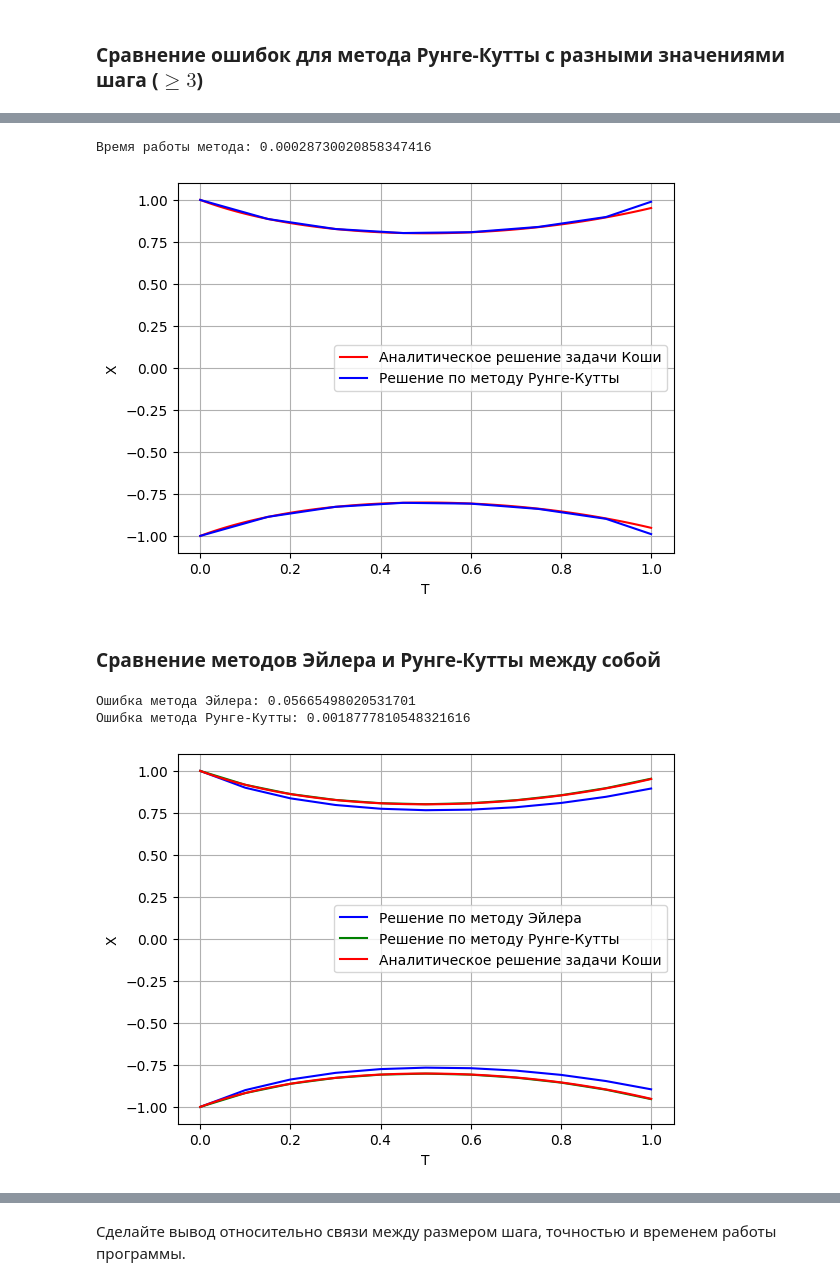
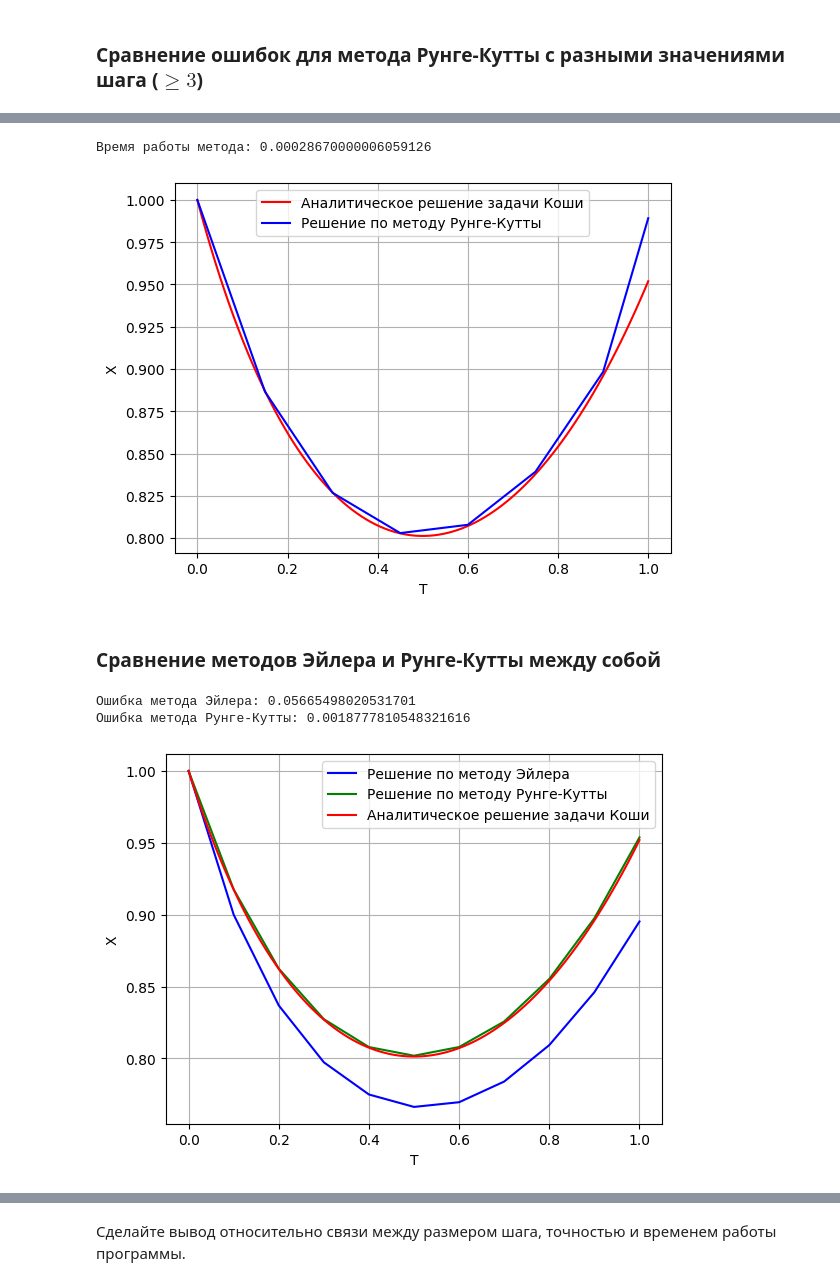
Before and after one commit to dimassolovev/differential-equations, a Jupyter notebook: lab_1.ipynb, the cells around one changed output, grey strips where cells are left out. Cells and saved outputs as stored; diff of their text form; code cells hidden in the pictures.

```diff
--- a/lab_1.ipynb
+++ b/lab_1.ipynb
@@ -276,8 +273,7 @@ def f(t,x):
 '''
 
 def phi(t):
-    phi_value = np.sqrt(np.exp(t ** 2) / (2 * t + 1))
-    return -phi_value, phi_value
+    return np.sqrt(np.exp(t ** 2) / (2 * t + 1))
 # %% [markdown]
 Проведите **анализ** относительно связи величины шага $h$, метода и получившейся ошибки.
 
@@ -296,15 +292,7 @@ def phi(t):
 def plot_func(t_array, func, color, description):
     t = np.linspace(t_array[0], t_array[1], 100)
     func_values = func(t)
-    if isinstance(func_values, tuple):
-        for i, val in enumerate(func_values):
-            if i == 0 and description is not None:
-                plt.plot(t, val, label=description, color=color)
-            else:
-                plt.plot(t, val, color=color)
-    else:
-        plt.plot(t, func_values, label=description, color=color)
-
+    plt.plot(t, func_values, label=description, color=color)
     plt.xlabel("T")
     plt.ylabel("X")
     plt.legend()
@@ -412,44 +393,38 @@ x_0 = [1]
 start_time = time.perf_counter()
 dt = 0.15
 runge_kutta_t, runge_kutta_x = Runge_Kutta_method(f, t_segment, x_0, dt)
-negative_runge_kutta_x = list(map(lambda el: -el, runge_kutta_x))
 end_time = time.perf_counter()
 
 print(f"Время работы метода: {end_time - start_time}")
 plot_func(t_segment, phi, "red", "Aналитическое решение задачи Коши")
 plot_arr(runge_kutta_t, runge_kutta_x, "blue", "Решение по методу Рунге-Кутты")
-plot_arr(runge_kutta_t, negative_runge_kutta_x, "blue", None)
 # %% [output]
-Время работы метода: 0.00028730020858347416
+Время работы метода: 0.00028670000006059126
-[figure, old version]
+[figure, new version]
 # %% [markdown]
 ### Сравнение методов Эйлера и Рунге-Кутты между собой
 # %%
 '''
 Разница в ошибках при одинаковых шагах
 '''
 
 t_segment = [0, 1]
 x_0 = [1]
 
 dt = 0.1
 runge_kutta_t, runge_kutta_x = Runge_Kutta_method(f, t_segment, x_0, dt)
-negative_runge_kutta_x = list(map(lambda el: -el, runge_kutta_x))
 euler_t, euler_x = Euler_method(f, t_segment, x_0, dt)
-negative_euler_x = list(map(lambda el: -el, euler_x))
 
-print(f"\nОшибка метода Эйлера: {abs(phi(t_segment[-1])[1] - euler_x[-1][0])}"
-      f"\nОшибка метода Рунге-Кутты: {abs(phi(t_segment[-1])[1] - runge_kutta_x[-1][0])}")
+print(f"\nОшибка метода Эйлера: {abs(phi(t_segment[-1]) - euler_x[-1][0])}"
+      f"\nОшибка метода Рунге-Кутты: {abs(phi(t_segment[-1]) - runge_kutta_x[-1][0])}")
 
 plot_arr(euler_t, euler_x, "blue", "Решение по методу Эйлера")
-plot_arr(euler_t, negative_euler_x, "blue", None)
 plot_arr(runge_kutta_t, runge_kutta_x, "green", "Решение по методу Рунге-Кутты")
-plot_arr(runge_kutta_t, negative_runge_kutta_x, "green", None)
 plot_func(t_segment, phi, "red", "Aналитическое решение задачи Коши")
 # %% [output]
 Ошибка метода Эйлера: 0.05665498020531701
 Ошибка метода Рунге-Кутты: 0.0018777810548321616
-[figure, old version]
+[figure, new version]
 # %%
 '''
 Разница в шагах при (приблизительно) одинаковой ошибке
```
Also changed, not shown: parts of 10 cells of this notebook.
